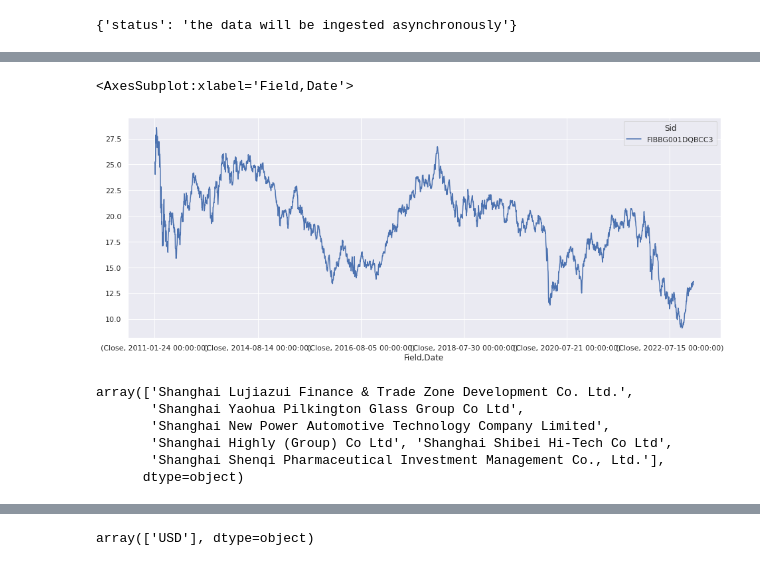
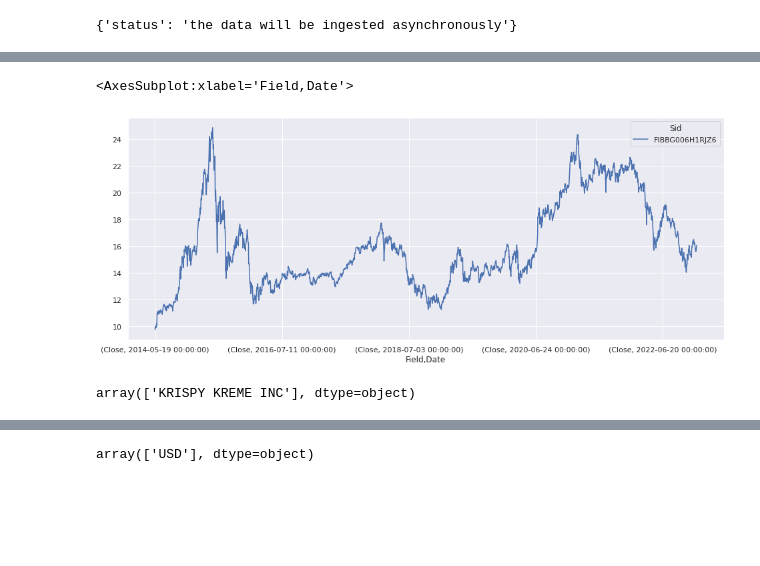
Before and after one commit to sculd/quantrocket_trading_currency_flow, a Jupyter notebook: sid_selection.ipynb, the cells around one changed output, grey strips where cells are left out. Cells and saved outputs as stored; diff of their text form; code cells hidden in the pictures; blank space fills up the shorter version.

```diff
--- a/sid_selection.ipynb
+++ b/sid_selection.ipynb
@@ -280,8 +303,8 @@ sids_currency = list(map(lambda sid: sid.replace(".", ""), name_to_currency_sids
 # %%
-get_prices("global-1d", sids=["FIBBG001DQBCC3"], fields="Close", data_frequency="d").plot()
+get_prices("global-1d", sids=["FIBBG006H1RJZ6"], fields="Close", data_frequency="d").plot()
 # %% [output]
 <AxesSubplot:xlabel='Field,Date'>
-[figure, old version]
+[figure, new version]
 # %%
 df_china = get_securities(exchanges=["XSHG"])
 df_norway = get_securities(exchanges=["NOTC"])
@@ -313,15 +336,10 @@ df[
     #& (df.Etf == False)
     & (df.SecType != 'IND')
     & (df.Delisted == False)
-    & (df['Name'].str.lower().str.contains("shanghai"))
+    & (df['Name'].str.lower().str.contains("spy"))
 ].Name.values[:6]
 # %% [output]
-array(['Shanghai Lujiazui Finance & Trade Zone Development Co. Ltd.',
-       'Shanghai Yaohua Pilkington Glass Group Co Ltd',
-       'Shanghai New Power Automotive Technology Company Limited',
-       'Shanghai Highly (Group) Co Ltd', 'Shanghai Shibei Hi-Tech Co Ltd',
-       'Shanghai Shenqi Pharmaceutical Investment Management Co., Ltd.'],
-      dtype=object)
+array(['KRISPY KREME INC'], dtype=object)
 # %%
 df[
     (True)
```
Also changed, not shown: parts of 7 cells of this notebook, 2 other files.
